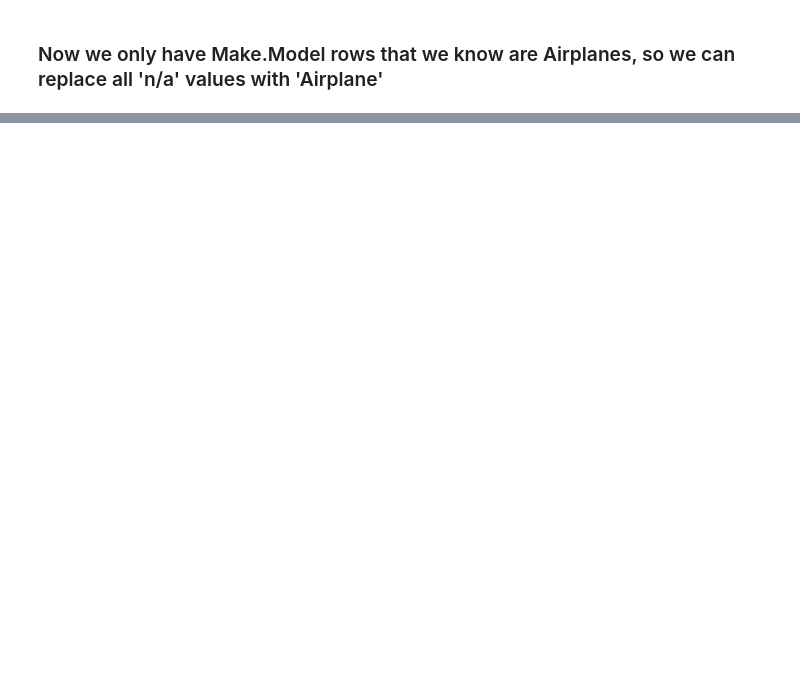
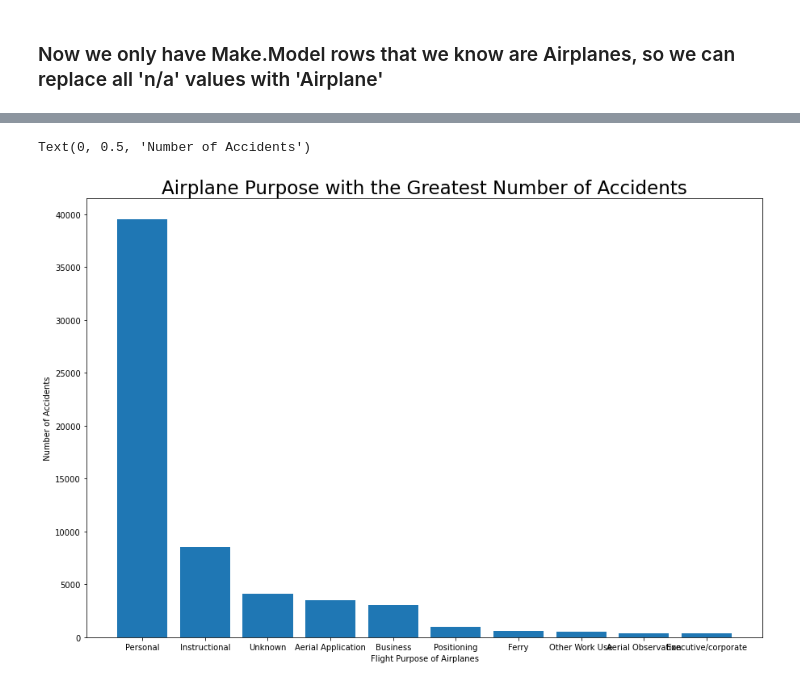
Before and after one commit to BobbyGerberick/Avation_Safety_Data_Analysis, a Jupyter notebook: claire_data_cleaning.ipynb, the cells around one changed output, grey strips where cells are left out. Saved outputs shown, nothing was run; the diff lists cells and outputs as text; code cells hidden in the pictures; blank space fills up the shorter version.

```diff
--- a/claire_data_cleaning.ipynb
+++ b/claire_data_cleaning.ipynb
@@ -155,0 +332,23 @@ df_ap_mm['Aircraft.Category'] = df_ap_mm['Aircraft.Category'].replace(['n/a'], '
+# %%
+# Top 10 makes of airplanes that had a crash in the last 30 years:
+
+airplane_makes = list(df_ap_mm['Purpose.of.flight'].value_counts()[0:10].index)
+accident_counts = list(df_ap_mm['Purpose.of.flight'].value_counts()[0:10].values)
+
+
+bar_chart_title = 'Airplane Purpose with the Greatest Number of Accidents'
+bar_chart_count_label = 'Flight Purpose of Airplanes'
+bar_chart_series_label = 'Number of Accidents'
+
+fig, ax= plt.subplots(figsize=(15, 10))
+
+ax.set_title(bar_chart_title, fontsize=23)
+
+ax.bar(x=airplane_makes, height=accident_counts)
+
+ax.set_xlabel(bar_chart_count_label)
+
+ax.set_ylabel(bar_chart_series_label)
+# %% [output]
+Text(0, 0.5, 'Number of Accidents')
+[figure, added]
```
Also changed, not shown: parts of 32 cells of this notebook.
